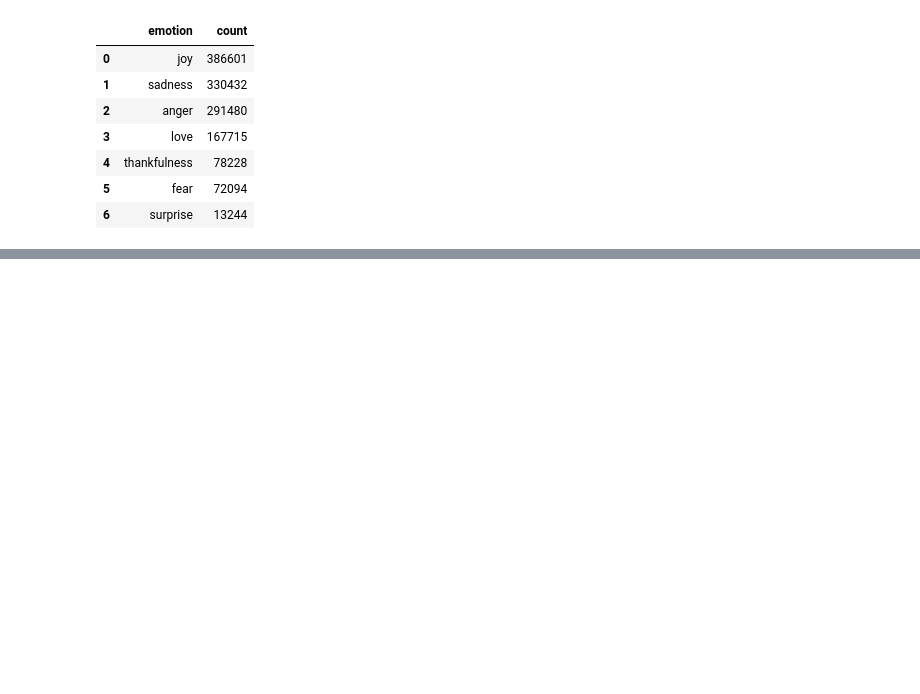
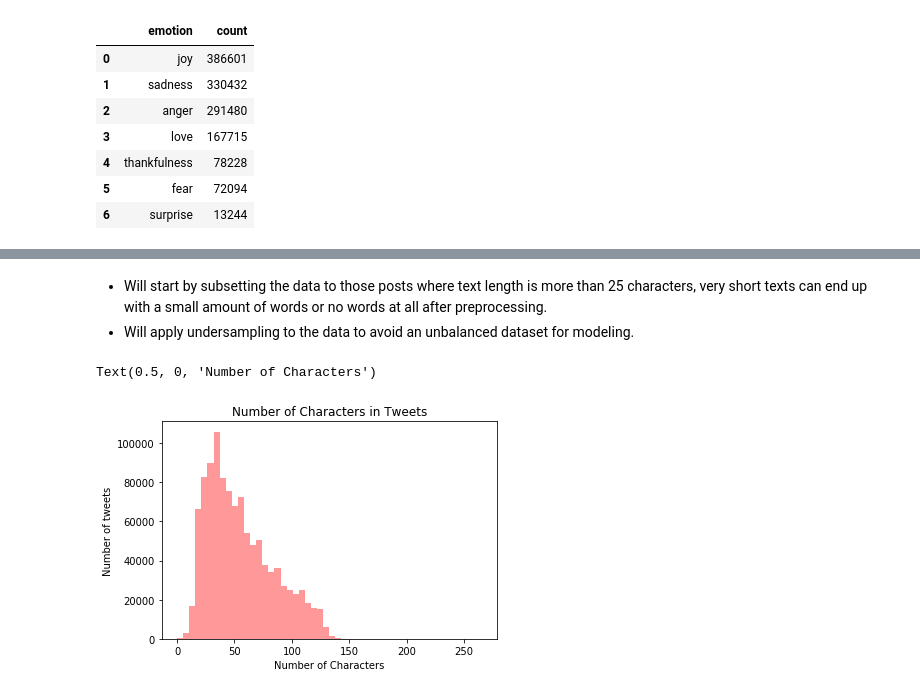
Before and after one commit to mrodzlgd/Emotion-Detection-on-Twitter-Posts, a Jupyter notebook: 03-Data_Analysis_and_Pre-processing.ipynb, the cells around one changed output, grey strips where cells are left out. Saved outputs shown, nothing was run; the diff lists cells and outputs as text; code cells hidden in the pictures; blank space fills up the shorter version.

Commit message:
refactoring preprocessing.py, updates to Notebook

```diff
--- a/03-Data_Analysis_and_Pre-processing.ipynb
+++ b/03-Data_Analysis_and_Pre-processing.ipynb
@@ -115,0 +112,2 @@ counts
+# %%
+twitter_df = twitter_df.loc[twitter_df.emotion.isin(['joy','fear','anger','sadness'])]
@@ -115,0 +168,16 @@ counts
+# %% [markdown]
+- Will start by subsetting the data to those posts where text length is more than 25 characters, very short texts can end up with a small amount of words or no words at all after preprocessing.
+- Will apply undersampling to the data to avoid an unbalanced dataset for modeling.
+# %%
+#getting lenght again for preprocessed text
+twitter_df['len']= twitter_df['clean_text'].apply(lambda x: len(x))
+# %%
+sns.distplot(twitter_df['len'],
+            color = 'Red',
+            kde=False)
+plt.title("Number of Characters in Tweets")
+plt.ylabel('Number of tweets')
+plt.xlabel('Number of Characters',)
+# %% [output]
+Text(0.5, 0, 'Number of Characters')
+[figure, added]
```
Also changed, not shown: parts of 72 cells of this notebook, 1 other file.
